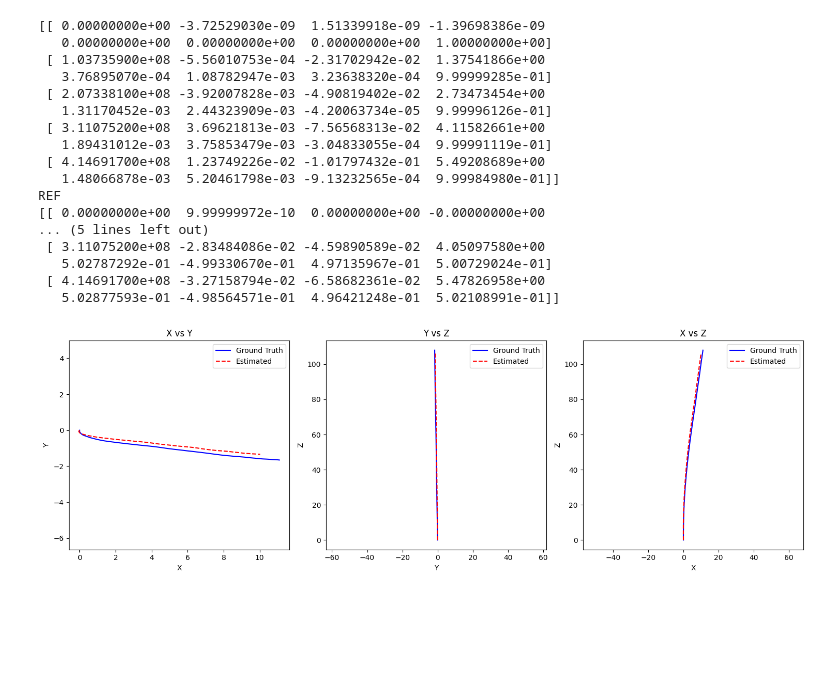
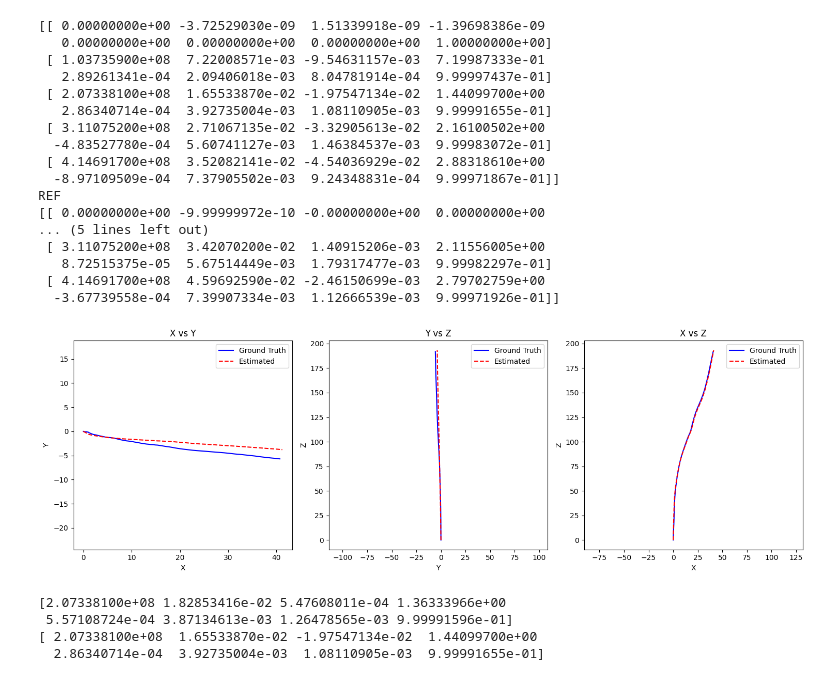
Before and after one commit to AryanGarg13/MAC-VO, a Jupyter notebook: check_traj.ipynb, the cells around one changed output. Cells and saved outputs as stored; diff of their text form; code cells hidden in the pictures; blank space fills up the shorter version.

```diff
--- a/check_traj.ipynb
+++ b/check_traj.ipynb
@@ -1,8 +1,8 @@
 # %%
 import numpy as np
 # %%
-pose =     np.load("/home/aadi_iiith/Desktop/IS/Tartan/MAC-VO/Results/MACVO-Fast@K01/11_01_004409/poses.npy")
-ref_pose = np.load("/home/aadi_iiith/Desktop/IS/Tartan/MAC-VO/Results/MACVO-Fast@K01/11_01_004409/ref_poses.npy")
+pose =     np.load("/home/aadi_iiith/Desktop/IS/Tartan/MAC-VO/Results/MACVO-Fast@K00/11_01_095315/poses.npy")
+ref_pose = np.load("/home/aadi_iiith/Desktop/IS/Tartan/MAC-VO/Results/MACVO-Fast@K00/11_01_095315/ref_poses.npy")
 
 print(pose[:5])
 print("REF")
@@ -10,21 +10,21 @@ print(ref_pose[:5])
 # %% [output]
 [[ 0.00000000e+00 -3.72529030e-09  1.51339918e-09 -1.39698386e-09
    0.00000000e+00  0.00000000e+00  0.00000000e+00  1.00000000e+00]
- [ 1.03735900e+08 -5.56010753e-04 -2.31702942e-02  1.37541866e+00
-   3.76895070e-04  1.08782947e-03  3.23638320e-04  9.99999285e-01]
- [ 2.07338100e+08 -3.92007828e-03 -4.90819402e-02  2.73473454e+00
-   1.31170452e-03  2.44323909e-03 -4.20063734e-05  9.99996126e-01]
- [ 3.11075200e+08  3.69621813e-03 -7.56568313e-02  4.11582661e+00
-   1.89431012e-03  3.75853479e-03 -3.04833055e-04  9.99991119e-01]
- [ 4.14691700e+08  1.23749226e-02 -1.01797432e-01  5.49208689e+00
-   1.48066878e-03  5.20461798e-03 -9.13232565e-04  9.99984980e-01]]
+ [ 1.03735900e+08  7.22008571e-03 -9.54631157e-03  7.19987333e-01
+   2.89261341e-04  2.09406018e-03  8.04781914e-04  9.99997437e-01]
+ [ 2.07338100e+08  1.65533870e-02 -1.97547134e-02  1.44099700e+00
+   2.86340714e-04  3.92735004e-03  1.08110905e-03  9.99991655e-01]
+ [ 3.11075200e+08  2.71067135e-02 -3.32905613e-02  2.16100502e+00
+  -4.83527780e-04  5.60741127e-03  1.46384537e-03  9.99983072e-01]
+ [ 4.14691700e+08  3.52082141e-02 -4.54036929e-02  2.88318610e+00
+  -8.97109509e-04  7.37905502e-03  9.24348831e-04  9.99971867e-01]]
 REF
-[[ 0.00000000e+00  9.99999972e-10  0.00000000e+00 -0.00000000e+00
+[[ 0.00000000e+00 -9.99999972e-10 -0.00000000e+00  0.00000000e+00
 ... (5 lines left out)
- [ 3.11075200e+08 -2.83484086e-02 -4.59890589e-02  4.05097580e+00
-   5.02787292e-01 -4.99330670e-01  4.97135967e-01  5.00729024e-01]
- [ 4.14691700e+08 -3.27158794e-02 -6.58682361e-02  5.47826958e+00
-   5.02877593e-01 -4.98564571e-01  4.96421248e-01  5.02108991e-01]]
+ [ 3.11075200e+08  3.42070200e-02  1.40915206e-03  2.11556005e+00
+   8.72515375e-05  5.67514449e-03  1.79317477e-03  9.99982297e-01]
+ [ 4.14691700e+08  4.59692590e-02 -2.46150699e-03  2.79702759e+00
+  -3.67739558e-04  7.39907334e-03  1.12666539e-03  9.99971926e-01]]
 # %%
 import numpy as np
 import matplotlib.pyplot as plt
@@ -39,6 +39,7 @@ def extract_xyz(poses):
     poses = np.array(poses)
     return poses[:, 1], poses[:, 2], poses[:,3]
 
+
 # Extract trajectories
 # p1 = np.load("/home/aadi_iiith/Desktop/IS/Tartan/MAC-VO/Results/MACVO-Fast@K00/10_31_205027/poses.npy")
 # p2 = np.load("/home/aadi_iiith/Desktop/IS/Tartan/MAC-VO/Results/MACVO-Fast@K00/10_31_205814/poses.npy")
@@ -46,8 +47,8 @@ def extract_xyz(poses):
 # print(p2[0])
 # print(p1[2])
 
-gt_x, gt_y, gt_z = extract_xyz(pose)
-est_x, est_y, est_z = extract_xyz(ref_pose)
+gt_x, gt_y, gt_z = extract_xyz(ref_pose)
+est_x, est_y, est_z = extract_xyz(pose)
 
 # Create figure with 3 subplots
 fig, axes = plt.subplots(1, 3, figsize=(15, 5))
@@ -55,31 +56,62 @@ fig, axes = plt.subplots(1, 3, figsize=(15, 5))
 # X vs Y
 axes[0].plot(gt_x, gt_y, 'b-', label="Ground Truth")
 axes[0].plot(est_x, est_y, 'r--', label="Estimated")
 axes[0].set_xlabel("X")
 axes[0].set_ylabel("Y")
 axes[0].set_title("X vs Y")
 axes[0].legend()
 axes[0].axis("equal")
 
 # Y vs Z
 axes[1].plot(gt_y, gt_z, 'b-', label="Ground Truth")
 axes[1].plot(est_y, est_z, 'r--', label="Estimated")
 axes[1].set_xlabel("Y")
 axes[1].set_ylabel("Z")
 axes[1].set_title("Y vs Z")
 axes[1].legend()
 axes[1].axis("equal")
 
 # X vs Z
 axes[2].plot(gt_x, gt_z, 'b-', label="Ground Truth")
 axes[2].plot(est_x, est_z, 'r--', label="Estimated")
 axes[2].set_xlabel("X")
 axes[2].set_ylabel("Z")
 axes[2].set_title("X vs Z")
 axes[2].legend()
 axes[2].axis("equal")
 
 plt.tight_layout()
 plt.show()
 # %% [output]
-[figure, old version]
+[figure, new version]
+# %%
+i = 2
+print(ref_pose[i])
+print(    pose[i])
+import numpy as np
+from scipy.spatial.transform import Rotation as R
+
+def quat_to_se3(q, t):
+    """
+    q: (4,) quaternion in (qw, qx, qy, qz) format
+    t: (3,) translation (tx, ty, tz)
+    returns: (4,4) SE(3) transform matrix
+    """
+    r = R.from_quat([q[0], q[1], q[2], q[3]])  # scipy uses (x,y,z,w)
+    R_mat = r.as_matrix()
+
+    T = np.eye(4)
+    T[:3, :3] = R_mat
+    T[:3, 3]  = t
+    return T
+
+# Example:
+# q = [0.9239, 0.3827, 0, 0]  # (qw,qx,qy,qz)
+# t = [1, 2, 3]
+# T = quat_to_se3(q, t)
+# print(T)
+# %% [output]
+[2.07338100e+08 1.82853416e-02 5.47608011e-04 1.36333966e+00
+ 5.57108724e-04 3.87134613e-03 1.26478565e-03 9.99991596e-01]
+[ 2.07338100e+08  1.65533870e-02 -1.97547134e-02  1.44099700e+00
+  2.86340714e-04  3.92735004e-03  1.08110905e-03  9.99991655e-01]
```
Also changed, not shown: parts of 3 cells of this notebook, 1 other file.
